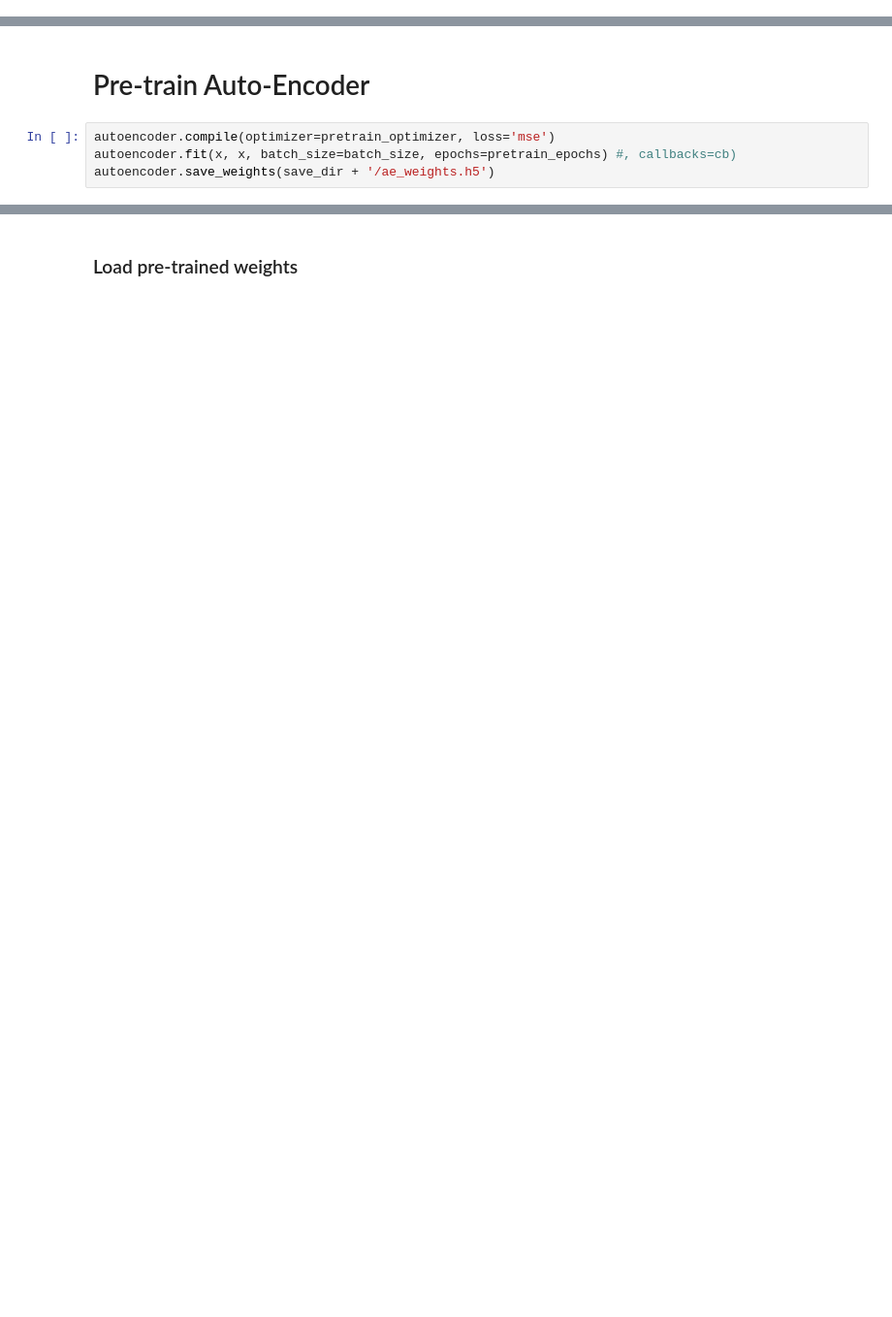
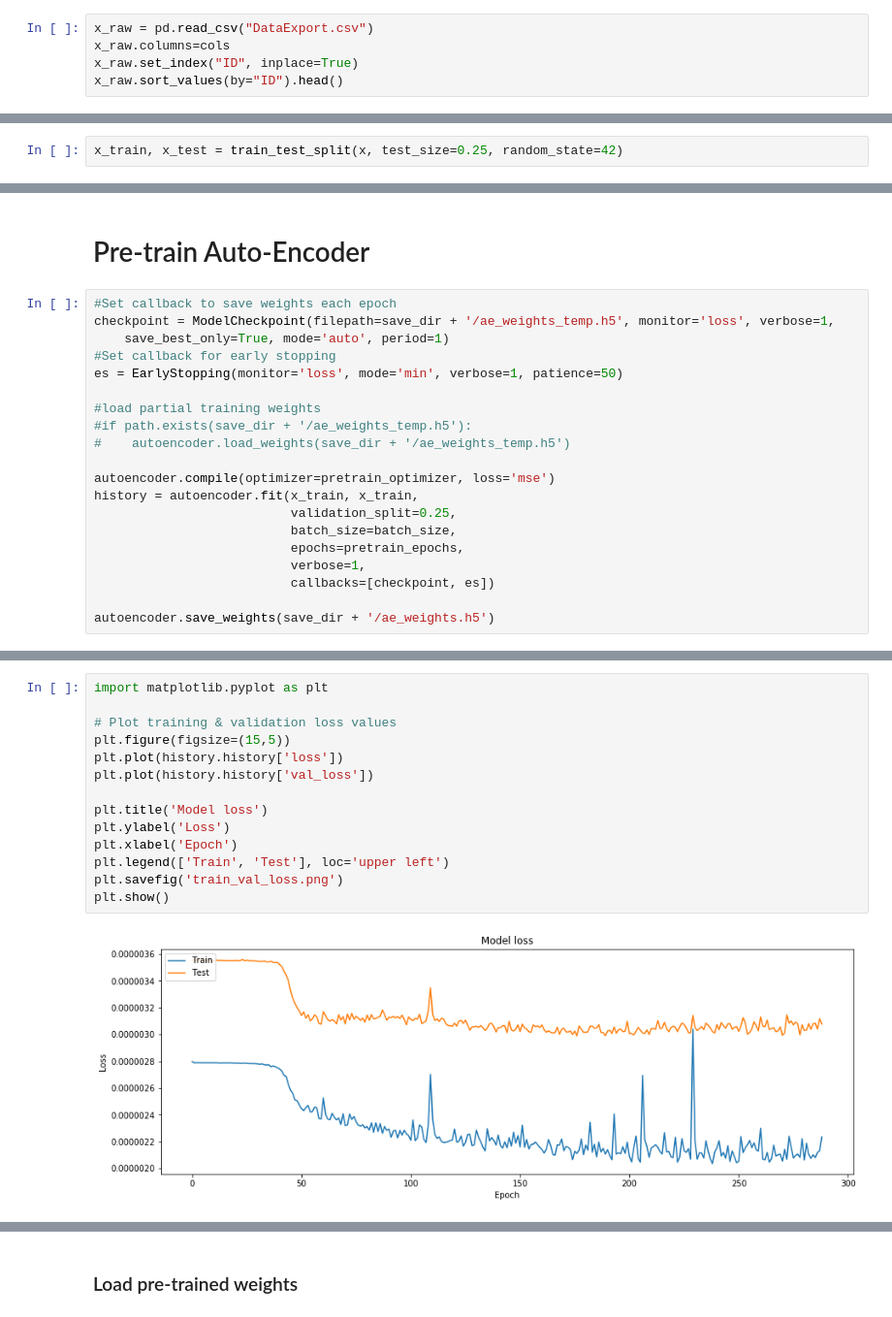
Before and after one commit to Alex-D15/ClusteringNN, a Jupyter notebook: ClusteringNN.ipynb, the cells around one changed output, grey strips where cells are left out. Shown at 97% size. Saved outputs shown, nothing was run; the diff lists cells and outputs as text; blank space fills up the shorter version.

```diff
--- a/ClusteringNN.ipynb
+++ b/ClusteringNN.ipynb
@@ -61,0 +92,5 @@ x = read_csv("")
+# %%
+x_raw = pd.read_csv("DataExport.csv")
+x_raw.columns=cols
+x_raw.set_index("ID", inplace=True)
+x_raw.sort_values(by="ID").head()
@@ -62,3 +148,5 @@ x = read_csv("")
+# %%
+x_train, x_test = train_test_split(x, test_size=0.25, random_state=42)
 # %% [markdown]
 # Hyperparameters
 # %%
@@ -88,6 +181,22 @@ Image(filename='encoder.png')
 # %% [markdown]
 # Pre-train Auto-Encoder
-# %%
-autoencoder.compile(optimizer=pretrain_optimizer, loss='mse')
-autoencoder.fit(x, x, batch_size=batch_size, epochs=pretrain_epochs) #, callbacks=cb)
-autoencoder.save_weights(save_dir + '/ae_weights.h5')
+# %%
+#Set callback to save weights each epoch
+checkpoint = ModelCheckpoint(filepath=save_dir + '/ae_weights_temp.h5', monitor='loss', verbose=1,
+    save_best_only=True, mode='auto', period=1)
+#Set callback for early stopping
+es = EarlyStopping(monitor='loss', mode='min', verbose=1, patience=50)
+
+#load partial training weights
+#if path.exists(save_dir + '/ae_weights_temp.h5'):
+#    autoencoder.load_weights(save_dir + '/ae_weights_temp.h5')
+
+autoencoder.compile(optimizer=pretrain_optimizer, loss='mse')
+history = autoencoder.fit(x_train, x_train,
+                          validation_split=0.25,
+                          batch_size=batch_size,
+                          epochs=pretrain_epochs,
+                          verbose=1,
+                          callbacks=[checkpoint, es])
+
+autoencoder.save_weights(save_dir + '/ae_weights.h5')
@@ -95,0 +225,16 @@ autoencoder.save_weights(save_dir + '/ae_weights.h5')
+# %%
+import matplotlib.pyplot as plt
+
+# Plot training & validation loss values
+plt.figure(figsize=(15,5))
+plt.plot(history.history['loss'])
+plt.plot(history.history['val_loss'])
+
+plt.title('Model loss')
+plt.ylabel('Loss')
+plt.xlabel('Epoch')
+plt.legend(['Train', 'Test'], loc='upper left')
+plt.savefig('train_val_loss.png')
+plt.show()
+# %% [output]
+[figure, added]
```
Also changed, not shown: parts of 43 cells of this notebook, 4 other files.
